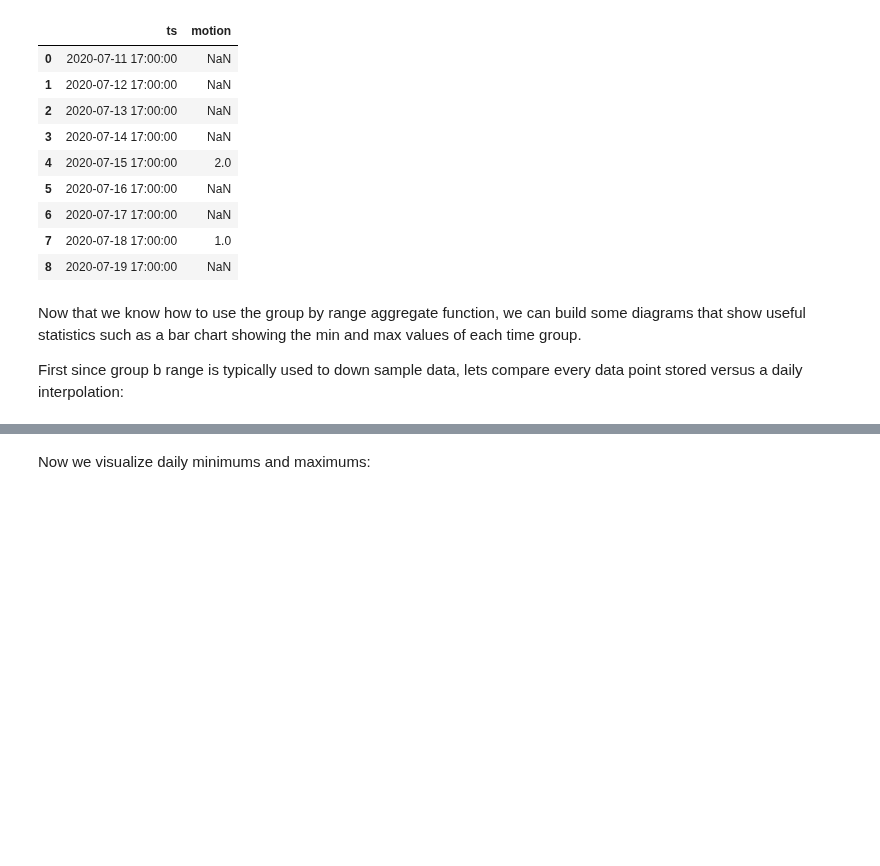
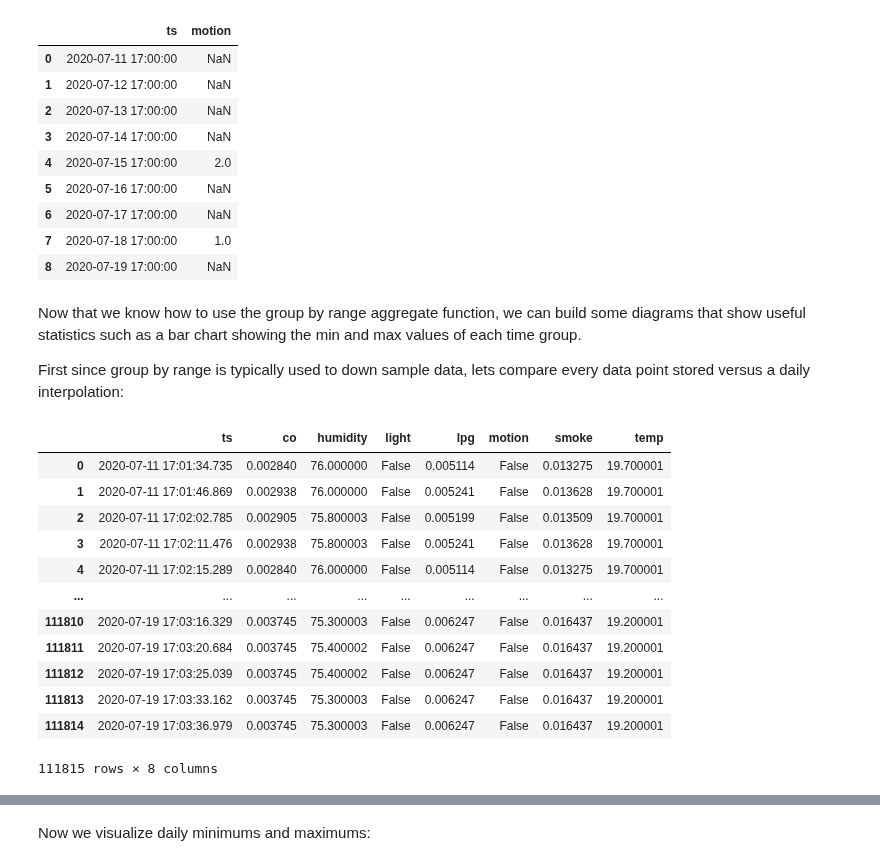
Before and after one commit to griddbnet/Blogs, a Jupyter notebook: group_by_range.ipynb, the cells around one changed output, grey strips where cells are left out. Drawn from its saved outputs; the diff is of its cells as text; code cells hidden in the pictures; blank space fills up the shorter version.

Commit message:
add tables for downsampling

```diff
--- a/group_by_range.ipynb
+++ b/group_by_range.ipynb
@@ -169,4 +169,20 @@ getBoolCount(conn, "device2", "motion", "DAY")
 # %% [markdown]
 Now that we know how to use the group by range aggregate function, we can build some diagrams that show useful statistics such as a bar chart showing the min and max values of each time group.
 
-First since group b range is typically used to down sample data, lets compare every data point stored versus a daily interpolation:
+First since group by range is typically used to down sample data, lets compare every data point stored versus a daily interpolation:
+# %%
+getAll(conn, "device2")
+# %% [output]
+|  | ts | co | humidity | light | lpg | motion | smoke | temp |
+| 0 | 2020-07-11 17:01:34.735 | 0.002840 | 76.000000 | False | 0.005114 | False | 0.013275 | 19.700001 |
+| 1 | 2020-07-11 17:01:46.869 | 0.002938 | 76.000000 | False | 0.005241 | False | 0.013628 | 19.700001 |
+| 2 | 2020-07-11 17:02:02.785 | 0.002905 | 75.800003 | False | 0.005199 | False | 0.013509 | 19.700001 |
+| 3 | 2020-07-11 17:02:11.476 | 0.002938 | 75.800003 | False | 0.005241 | False | 0.013628 | 19.700001 |
+| 4 | 2020-07-11 17:02:15.289 | 0.002840 | 76.000000 | False | 0.005114 | False | 0.013275 | 19.700001 |
+| ... | ... | ... | ... | ... | ... | ... | ... | ... |
+| 111810 | 2020-07-19 17:03:16.329 | 0.003745 | 75.300003 | False | 0.006247 | False | 0.016437 | 19.200001 |
+| 111811 | 2020-07-19 17:03:20.684 | 0.003745 | 75.400002 | False | 0.006247 | False | 0.016437 | 19.200001 |
+| 111812 | 2020-07-19 17:03:25.039 | 0.003745 | 75.400002 | False | 0.006247 | False | 0.016437 | 19.200001 |
+| 111813 | 2020-07-19 17:03:33.162 | 0.003745 | 75.300003 | False | 0.006247 | False | 0.016437 | 19.200001 |
+| 111814 | 2020-07-19 17:03:36.979 | 0.003745 | 75.300003 | False | 0.006247 | False | 0.016437 | 19.200001 |
+111815 rows × 8 columns
```
Also changed, not shown: parts of 5 cells of this notebook.
